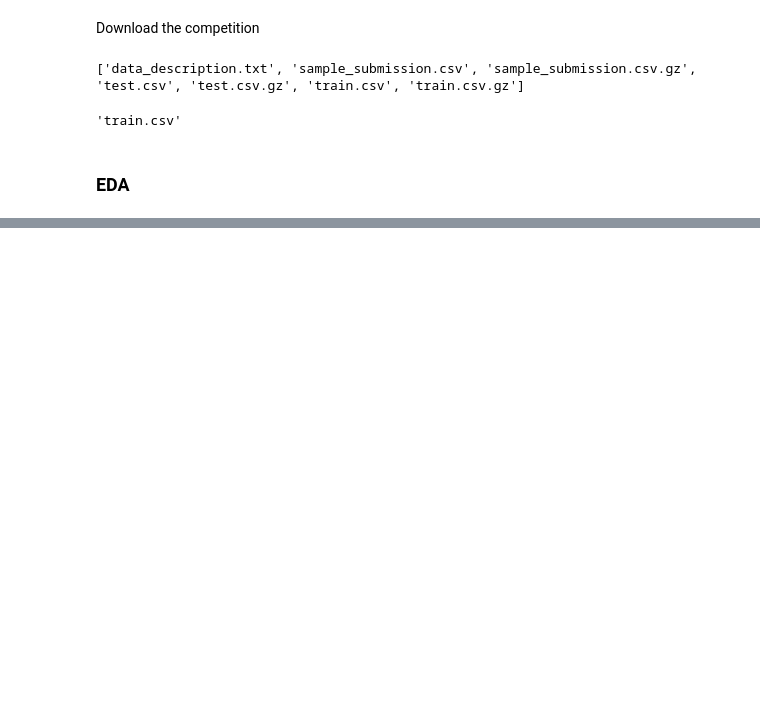
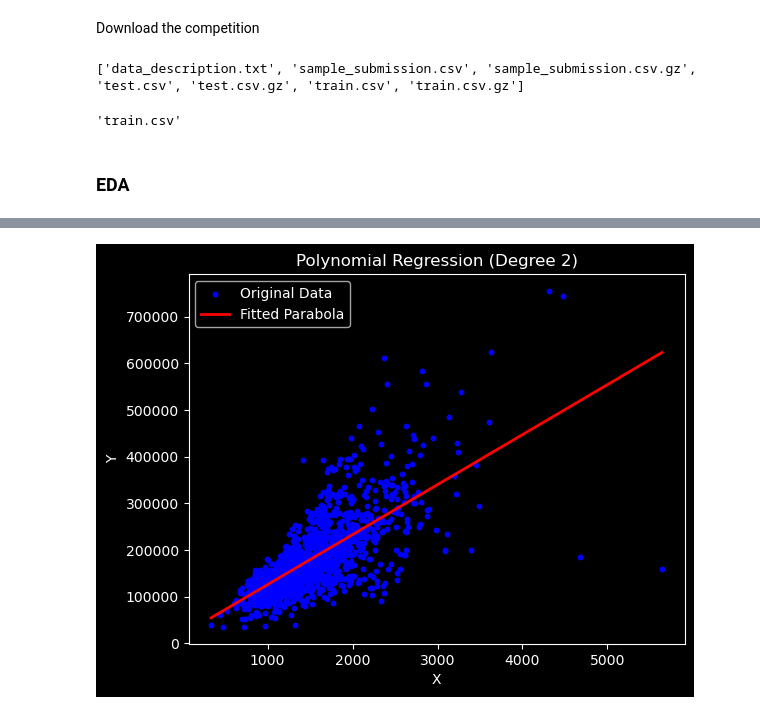
Before and after one commit to 1pawn0/Kaggle-Competitions, a Jupyter notebook: Competition-Notebooks/Home-Data-for-ML-Course/preprocess-home-data-for-ml-course.ipynb, the cells around one changed output, grey strips where cells are left out. Cells and saved outputs as stored; diff of their text form; code cells hidden in the pictures; blank space fills up the shorter version.

```diff
--- a/Competition-Notebooks/Home-Data-for-ML-Course/preprocess-home-data-for-ml-course.ipynb
+++ b/Competition-Notebooks/Home-Data-for-ML-Course/preprocess-home-data-for-ml-course.ipynb
@@ -57,0 +101,20 @@ shape: (34, 2)
+# %%
+
+# Scatter plot of the original data
+plt.scatter(x, y, color='blue', alpha=1, label="Original Data", s=10)
+
+# Generate smooth x values for plotting the fitted parabola
+x_smooth = np.linspace(x.min(), x.max(), 300)  # Smooth range of x values
+y_smooth = intercept + coef_x * x_smooth + coef_x2 * (x_smooth ** 2)  # Compute fitted y values
+
+# Plot the fitted parabola
+plt.plot(x_smooth, y_smooth, color='red', label="Fitted Parabola", linewidth=2)
+
+# Labels and legend
+plt.xlabel("X")
+plt.ylabel("Y")
+plt.title("Polynomial Regression (Degree 2)")
+plt.legend()
+plt.show()
+# %% [output]
+[figure, added]
```
Also changed, not shown: parts of 4 cells of this notebook.
